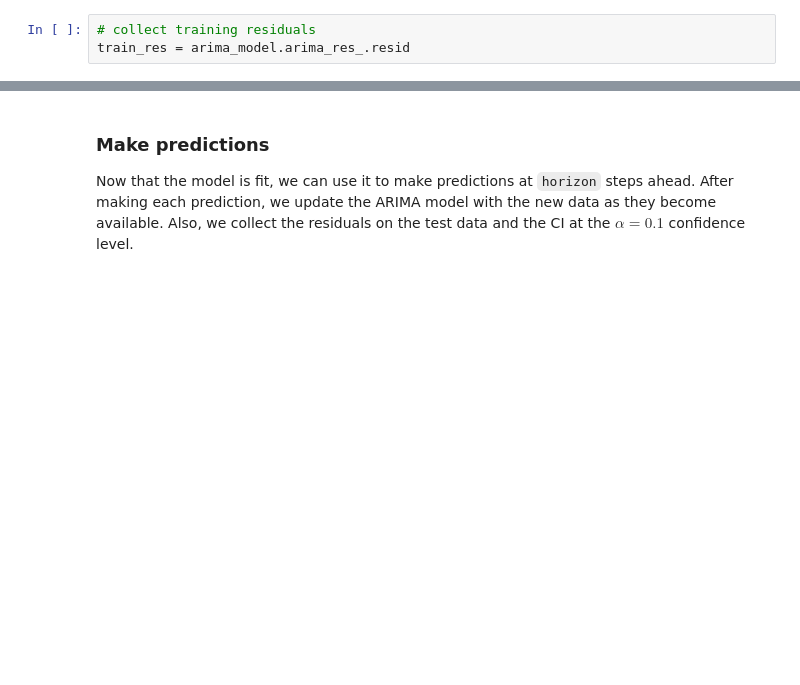
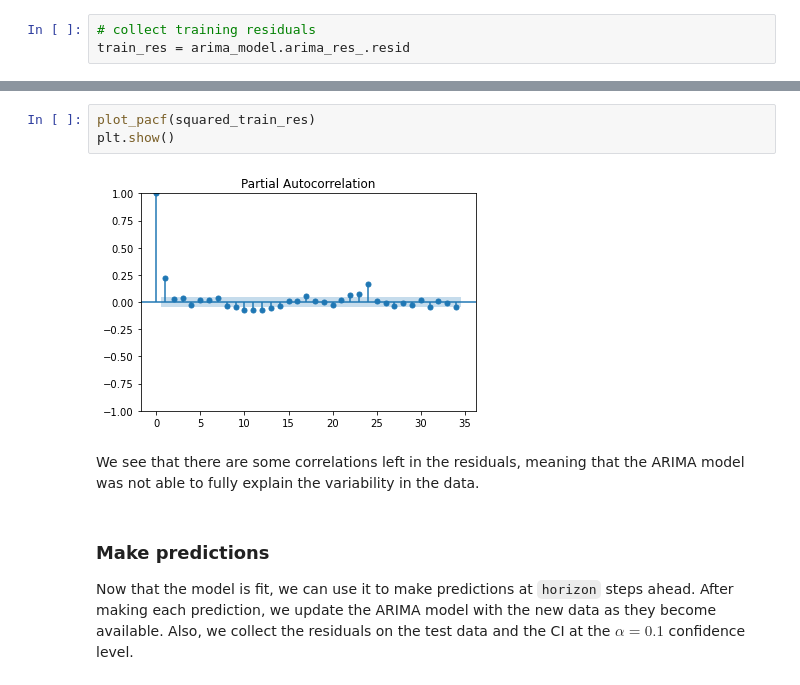
Before and after one commit to FilippoMB/Ensemble-Conformalized-Quantile-Regression, a Jupyter notebook: arima_(and_garch)_example.ipynb, the cells around one changed output, grey strips where cells are left out. Saved outputs shown, nothing was run; the diff lists cells and outputs as text; blank space fills up the shorter version.

```diff
--- a/arima_(and_garch)_example.ipynb
+++ b/arima_(and_garch)_example.ipynb
@@ -110,3 +107,10 @@ plt.show()
+# %%
+plot_pacf(squared_train_res)
+plt.show()
+# %% [output]
+[figure, added]
+# %% [markdown]
+We see that there are some correlations left in the residuals, meaning that the ARIMA model was not able to fully explain the variability in the data.
 # %% [markdown]
 ### Make predictions
 
```
Also changed, not shown: parts of 21 cells of this notebook.
